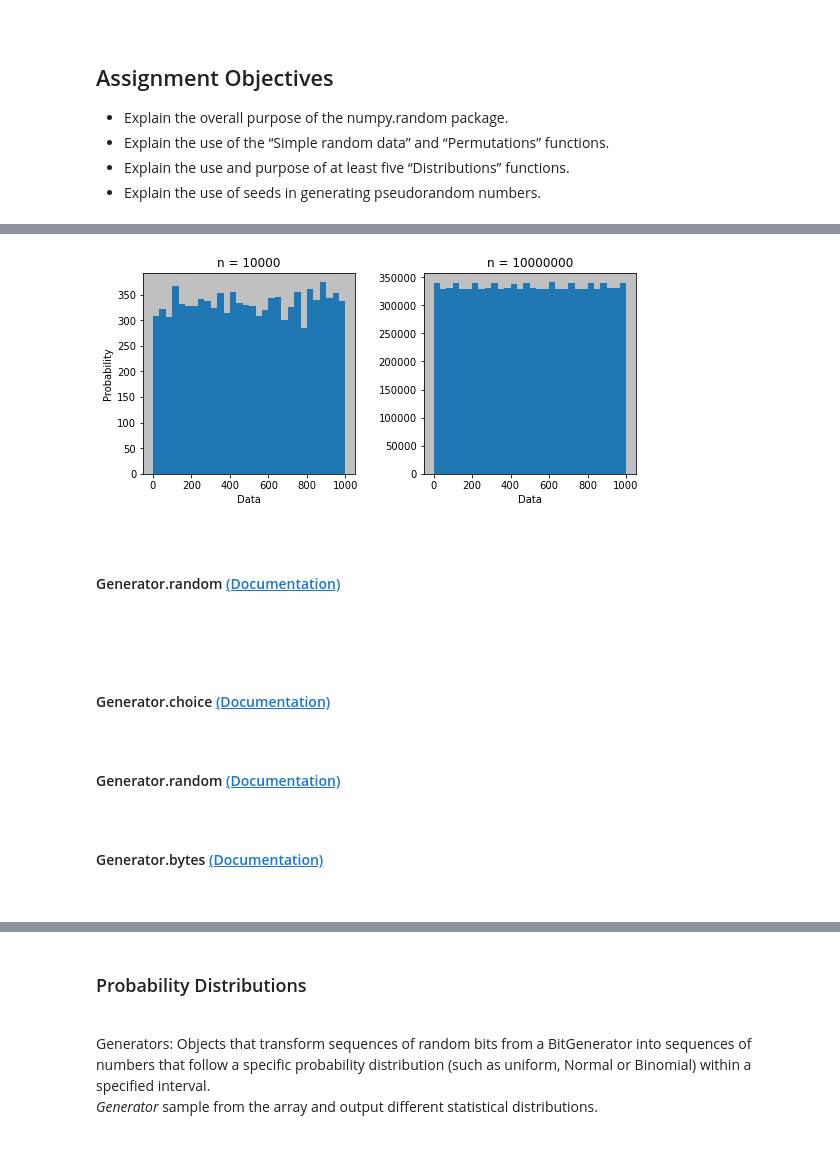
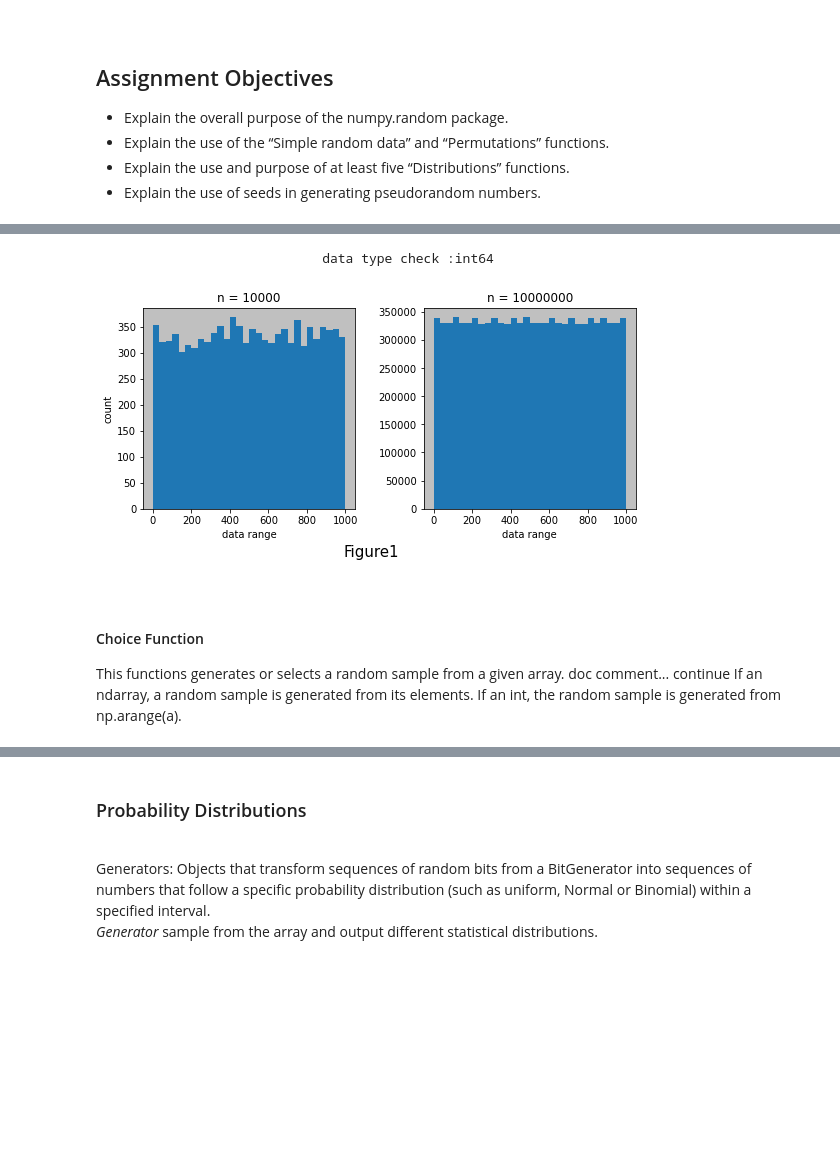
Before and after one commit to CiaranMoran27/playing_with_jupyter, a Jupyter notebook: numpy-random.ipynb, the cells around one changed output, grey strips where cells are left out. Saved outputs shown, nothing was run; the diff lists cells and outputs as text; code cells hidden in the pictures; blank space fills up the shorter version.

```diff
--- a/numpy-random.ipynb
+++ b/numpy-random.ipynb
@@ -55,6 +56,10 @@ One can call the *default_rng()* constructor to instansiate an object of the Gen
 # %%
-# import lib
+# import libraries
 %matplotlib inline
 import numpy as np
 import matplotlib.pyplot as plt
+
+# Construct new Generator and store in rng variable
+# Uses default BitGenerator (PCG64)
+rng = np.random.default_rng()
 # %%
@@ -68,18 +84,21 @@ def plot_hist(array, title_one):
 # %%
-def plot_hist_twice(array_one, array_two, title_one, title_two):
+def plot_hist_twice(array_one, array_two, title_one, title_two, figure_number):
 
     fig, axs = plt.subplots(1, 2, sharex = True, sharey = False, figsize = (8, 4))
     axs[0].hist(array_one, density = False, bins = 30)
     axs[1].hist(array_two, density = False, bins = 30)
 
+    txt = "Figure" + str(figure_number)
+    plt.figtext(0.5, 0.01, txt, wrap=True, horizontalalignment = 'center', fontsize = 15)
+
     # loop over axes objects in the figure object.. why not
     for plot_index, ax in enumerate(fig.axes):
-        ax.set_xlabel('Data')
+        ax.set_xlabel('data range')
         ax.set_facecolor('silver')
 
         if plot_index < 1:
             ax.set_title(str(title_one))
-            ax.set_ylabel('Probability')
+            ax.set_ylabel('count')
         else:
             ax.set_title(str(title_two))
 
@@ -95,32 +120,25 @@ This function produces random integers from a "discrete" uniform distribution, i
 # %%
-# Call integers function on generator and passed
-# n values in range 0 (inclusive) to 1001 (exclusive)
-# of dtype = np.int64 by (default)
+# generator.integers function
+# syntax: Generator.integers(low, high=None, size=None, dtype=np.int64, endpoint=False)
 
+# Call integers function on generator and pass n values
+# of range 0 (inclusive) to 1001 (exclusive) and dtype int64
 small_array = rng.integers(1001, size = 10000)
 large_array = rng.integers(1001, size = 10000000)
 
+# check data type
+print(' '*28, 'data type check :' + str(small_array.dtype))
+
 # Pass variables to hist function
-plot_hist_twice(small_array, large_array, 'n = 10000', 'n = 10000000')
+plot_hist_twice(small_array, large_array, 'n = 10000', 'n = 10000000', 1)
 # %% [output]
+                             data type check :int64
-[figure, old version]
+[figure, new version]
-# %% [markdown]
-<br>
-
-#### Generator.random  [(Documentation)](https://numpy.org/doc/stable/reference/random/generated/numpy.random.Generator.random.html#numpy.random.Generator.random)
-
-<br>
 # %% [markdown]
-
 <br>
 
-#### Generator.choice  [(Documentation)](https://numpy.org/doc/stable/reference/random/generated/numpy.random.Generator.choice.html#numpy.random.Generator.choice)
+#### Choice Function
 
-<br>
-
-#### Generator.random  [(Documentation)](https://numpy.org/doc/stable/reference/random/generated/numpy.random.Generator.random.html#numpy.random.Generator.random)
-
-<br>
-
-#### Generator.bytes  [(Documentation)](https://numpy.org/doc/stable/reference/random/generated/numpy.random.Generator.bytes.html#numpy.random.Generator.bytes)
-<br>
+This functions generates or selects a random sample from a given array.
+doc comment... continue
+If an ndarray, a random sample is generated from its elements. If an int, the random sample is generated from np.arange(a).
```
Also changed, not shown: parts of 12 cells of this notebook.
